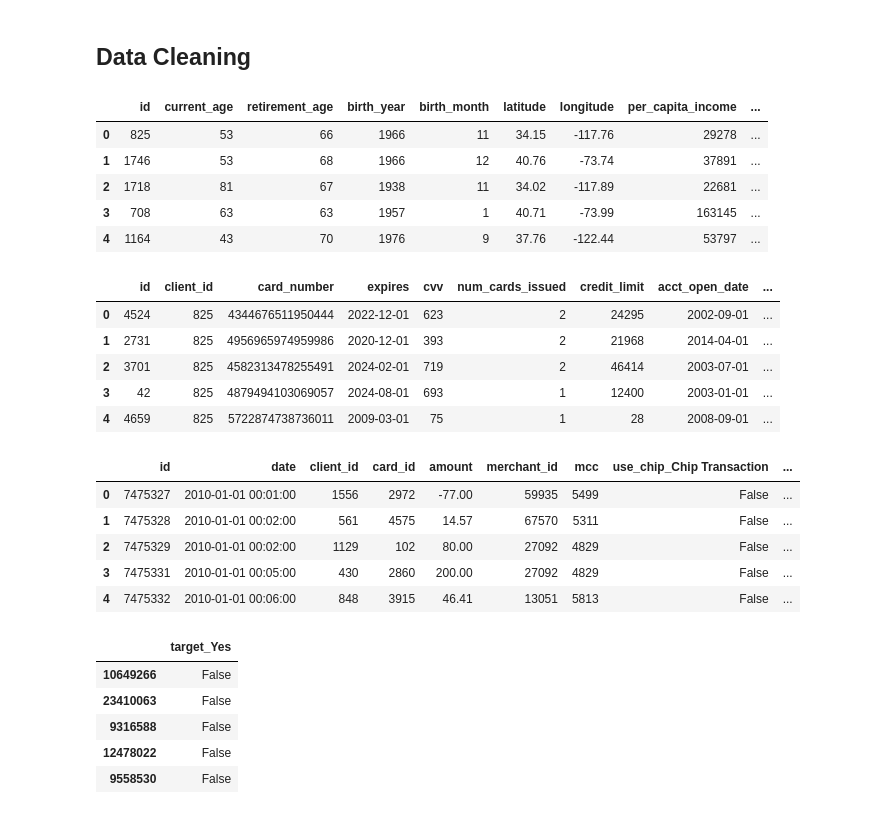
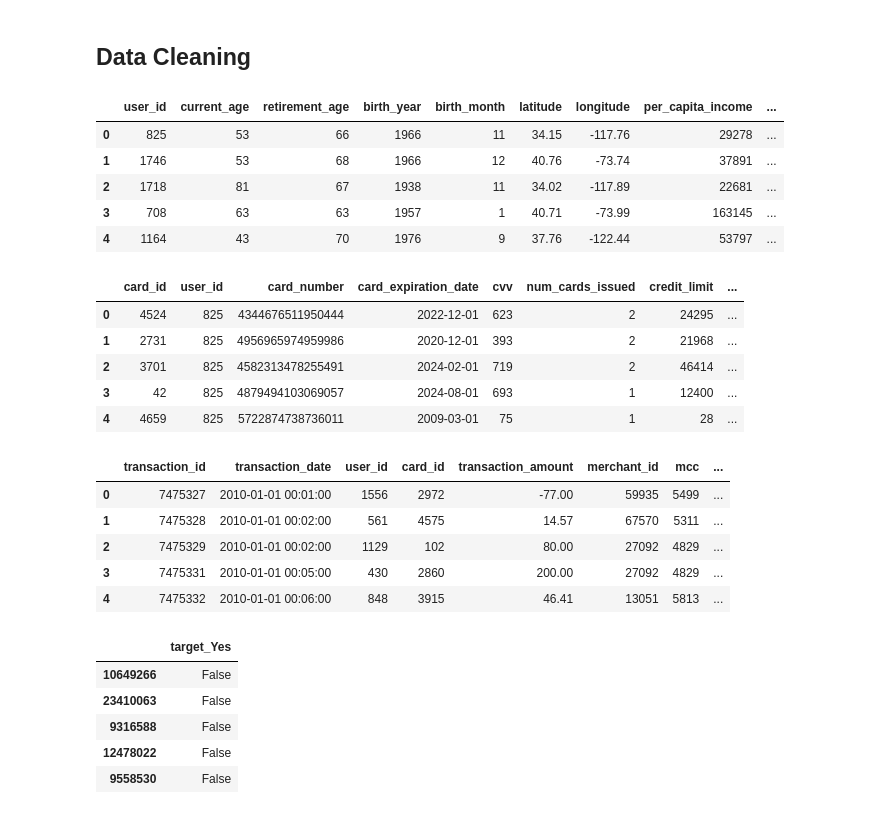
Before and after one commit to marcsirvent/frauddetection, a Jupyter notebook: main.ipynb, the cells around one changed output. Cells and saved outputs as stored; diff of their text form; code cells hidden in the pictures.

Commit message:
Data cleaning and initial plots

```diff
--- a/main.ipynb
+++ b/main.ipynb
@@ -105,9 +105,12 @@ users_df_clean = pd.get_dummies(users_df_clean, columns=['gender'], drop_first=T
 users_df_clean = remove_dollar(users_df_clean, ['per_capita_income', 'yearly_income', 'total_debt'])
 users_df_clean = users_df_clean.drop(columns=['address'])
 
+columns_to_rename = {'id': 'user_id'}
+users_df_clean.rename(columns=columns_to_rename, inplace=True)
+
 users_df_clean.head()
 # %% [output]
-|  | id | current_age | retirement_age | birth_year | birth_month | latitude | longitude | per_capita_income | ... |
+|  | user_id | current_age | retirement_age | birth_year | birth_month | latitude | longitude | per_capita_income | ... |
 | 0 | 825 | 53 | 66 | 1966 | 11 | 34.15 | -117.76 | 29278 | ... |
 | 1 | 1746 | 53 | 68 | 1966 | 12 | 40.76 | -73.74 | 37891 | ... |
 | 2 | 1718 | 81 | 67 | 1938 | 11 | 34.02 | -117.89 | 22681 | ... |
@@ -116,22 +119,25 @@ users_df_clean.head()
 # %%
 # Cards df
 cards_df_clean = cards_df.copy()
 cards_df_clean = remove_dollar(cards_df_clean, ['credit_limit'])
 
 cards_df_clean['expires'] = pd.to_datetime(cards_df_clean['expires'], format="%m/%Y")
 cards_df_clean['acct_open_date'] = pd.to_datetime(cards_df_clean['acct_open_date'], format="%m/%Y")
 cards_df_clean['year_pin_last_changed'] = pd.to_datetime(cards_df_clean['year_pin_last_changed'], format="%Y")
 
 cards_df_clean = pd.get_dummies(cards_df_clean, columns=['card_on_dark_web', 'has_chip', 'card_brand', 'card_type'], drop_first=True)
 
+columns_to_rename = {'id': 'card_id', 'client_id': 'user_id', 'expires': 'card_expiration_date'}
+cards_df_clean.rename(columns=columns_to_rename, inplace=True)
+
 cards_df_clean.head()
 # %% [output]
-|  | id | client_id | card_number | expires | cvv | num_cards_issued | credit_limit | acct_open_date | ... |
-| 0 | 4524 | 825 | 4344676511950444 | 2022-12-01 | 623 | 2 | 24295 | 2002-09-01 | ... |
-| 1 | 2731 | 825 | 4956965974959986 | 2020-12-01 | 393 | 2 | 21968 | 2014-04-01 | ... |
-| 2 | 3701 | 825 | 4582313478255491 | 2024-02-01 | 719 | 2 | 46414 | 2003-07-01 | ... |
-| 3 | 42 | 825 | 4879494103069057 | 2024-08-01 | 693 | 1 | 12400 | 2003-01-01 | ... |
-| 4 | 4659 | 825 | 5722874738736011 | 2009-03-01 | 75 | 1 | 28 | 2008-09-01 | ... |
+|  | card_id | user_id | card_number | card_expiration_date | cvv | num_cards_issued | credit_limit | ... |
+| 0 | 4524 | 825 | 4344676511950444 | 2022-12-01 | 623 | 2 | 24295 | ... |
+| 1 | 2731 | 825 | 4956965974959986 | 2020-12-01 | 393 | 2 | 21968 | ... |
+| 2 | 3701 | 825 | 4582313478255491 | 2024-02-01 | 719 | 2 | 46414 | ... |
+| 3 | 42 | 825 | 4879494103069057 | 2024-08-01 | 693 | 1 | 12400 | ... |
+| 4 | 4659 | 825 | 5722874738736011 | 2009-03-01 | 75 | 1 | 28 | ... |
 # %%
 # Transactions df
 transactions_df_clean = transactions_df.copy()
@@ -141,14 +147,17 @@ transactions_df_clean['date'] = pd.to_datetime(transactions_df_clean['date'], fo
 transactions_df_clean = transactions_df_clean.drop(columns=['merchant_city', 'merchant_state', 'zip', 'errors']) # TODO: Dropped this columns because they have a lot of nulls
 transactions_df_clean = pd.get_dummies(transactions_df_clean, columns=['use_chip'], drop_first=False)
 
+columns_to_rename = {'id': 'transaction_id', 'date': 'transaction_date', 'client_id': 'user_id', 'amount': 'transaction_amount'}
+transactions_df_clean.rename(columns=columns_to_rename, inplace=True)
+
 transactions_df_clean.head()
 # %% [output]
-|  | id | date | client_id | card_id | amount | merchant_id | mcc | use_chip_Chip Transaction | ... |
-| 0 | 7475327 | 2010-01-01 00:01:00 | 1556 | 2972 | -77.00 | 59935 | 5499 | False | ... |
-| 1 | 7475328 | 2010-01-01 00:02:00 | 561 | 4575 | 14.57 | 67570 | 5311 | False | ... |
-| 2 | 7475329 | 2010-01-01 00:02:00 | 1129 | 102 | 80.00 | 27092 | 4829 | False | ... |
-| 3 | 7475331 | 2010-01-01 00:05:00 | 430 | 2860 | 200.00 | 27092 | 4829 | False | ... |
-| 4 | 7475332 | 2010-01-01 00:06:00 | 848 | 3915 | 46.41 | 13051 | 5813 | False | ... |
+|  | transaction_id | transaction_date | user_id | card_id | transaction_amount | merchant_id | mcc | ... |
+| 0 | 7475327 | 2010-01-01 00:01:00 | 1556 | 2972 | -77.00 | 59935 | 5499 | ... |
+| 1 | 7475328 | 2010-01-01 00:02:00 | 561 | 4575 | 14.57 | 67570 | 5311 | ... |
+| 2 | 7475329 | 2010-01-01 00:02:00 | 1129 | 102 | 80.00 | 27092 | 4829 | ... |
+| 3 | 7475331 | 2010-01-01 00:05:00 | 430 | 2860 | 200.00 | 27092 | 4829 | ... |
+| 4 | 7475332 | 2010-01-01 00:06:00 | 848 | 3915 | 46.41 | 13051 | 5813 | ... |
 # %%
 # Train fraud labels df
 train_fraud_labels_df_clean = train_fraud_labels_df.copy()
```
Also changed, not shown: parts of 24 cells of this notebook.
